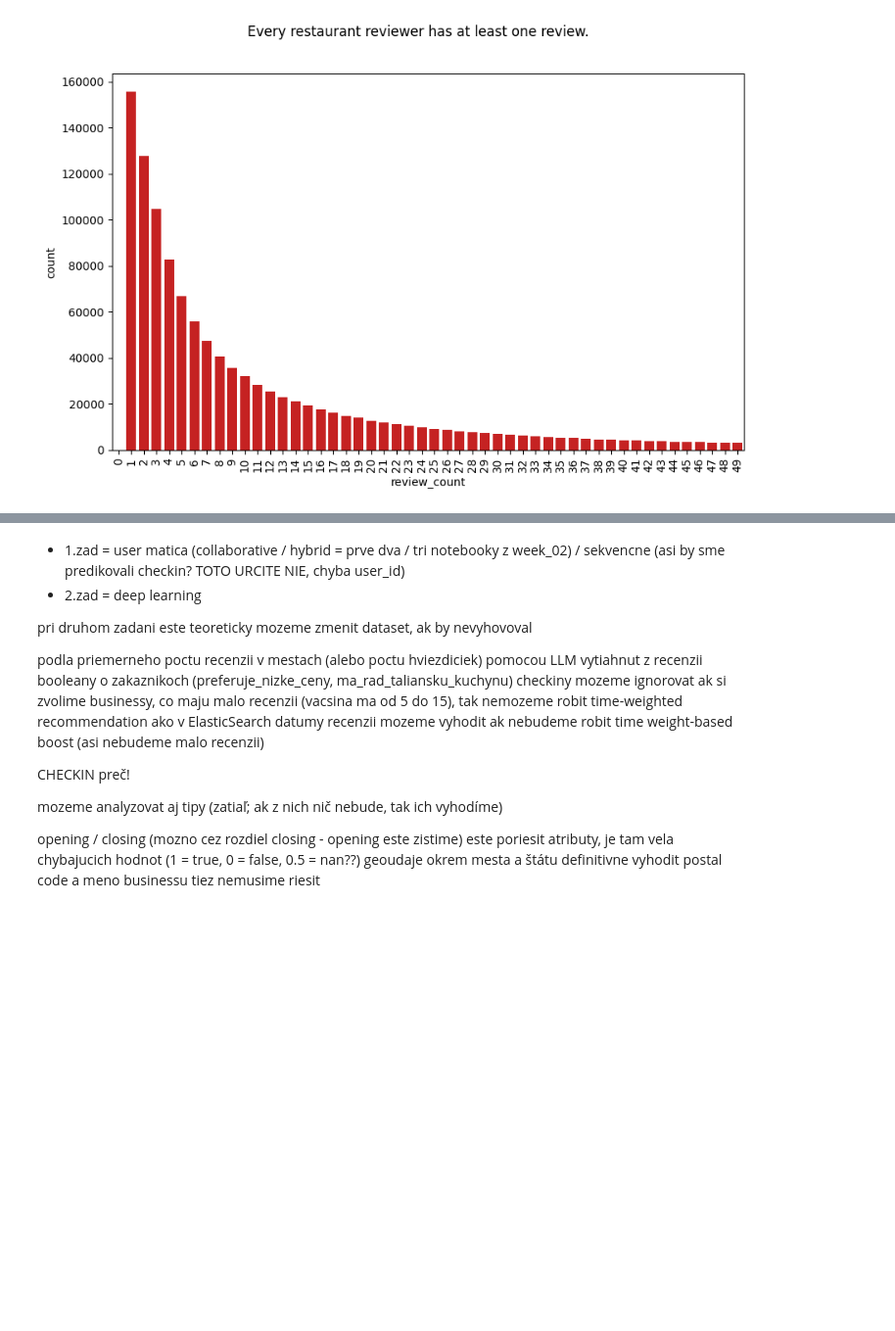
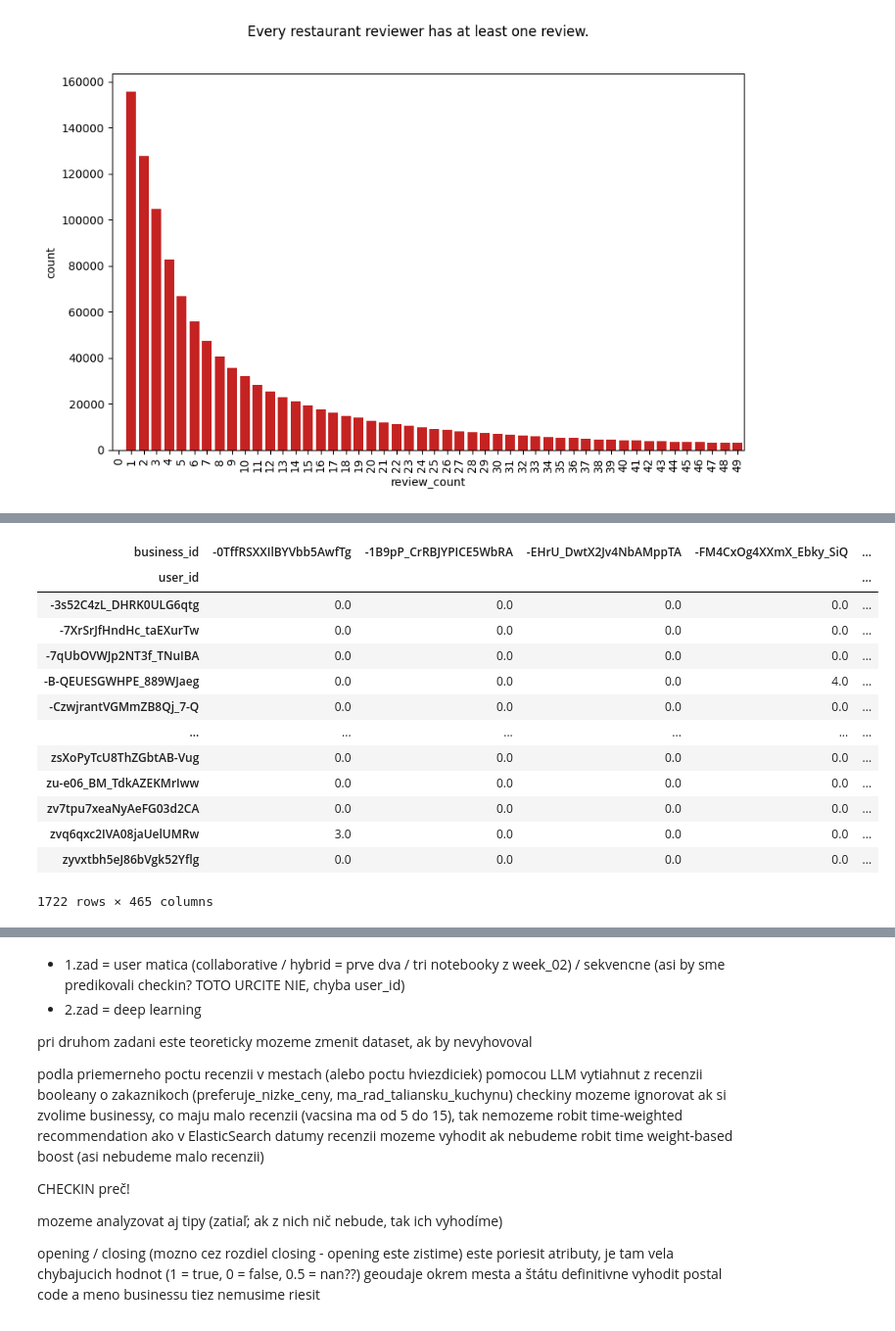
Before and after one commit to xkello/ISA-Team-8, a Jupyter notebook: EDA_restaurant.ipynb, the cells around one changed output, grey strips where cells are left out. Shown at 98% size. Saved outputs shown, nothing was run; the diff lists cells and outputs as text; code cells hidden in the pictures; blank space fills up the shorter version.

```diff
--- a/EDA_restaurant.ipynb
+++ b/EDA_restaurant.ipynb
@@ -1056,0 +1157,19 @@ plt.show()
+# %%
+pt = pt.fillna(0)
+# %%
+pt
+# %% [output]
+| business_id | -0TffRSXXIlBYVbb5AwfTg | -1B9pP_CrRBJYPICE5WbRA | -EHrU_DwtX2Jv4NbAMppTA | -FM4CxOg4XXmX_Ebky_SiQ | ... |
+| user_id |  |  |  |  | ... |
+| -3s52C4zL_DHRK0ULG6qtg | 0.0 | 0.0 | 0.0 | 0.0 | ... |
+| -7XrSrJfHndHc_taEXurTw | 0.0 | 0.0 | 0.0 | 0.0 | ... |
+| -7qUbOVWJp2NT3f_TNuIBA | 0.0 | 0.0 | 0.0 | 0.0 | ... |
+| -B-QEUESGWHPE_889WJaeg | 0.0 | 0.0 | 0.0 | 4.0 | ... |
+| -CzwjrantVGMmZB8Qj_7-Q | 0.0 | 0.0 | 0.0 | 0.0 | ... |
+| ... | ... | ... | ... | ... | ... |
+| zsXoPyTcU8ThZGbtAB-Vug | 0.0 | 0.0 | 0.0 | 0.0 | ... |
+| zu-e06_BM_TdkAZEKMrIww | 0.0 | 0.0 | 0.0 | 0.0 | ... |
+| zv7tpu7xeaNyAeFG03d2CA | 0.0 | 0.0 | 0.0 | 0.0 | ... |
+| zvq6qxc2IVA08jaUelUMRw | 3.0 | 0.0 | 0.0 | 0.0 | ... |
+| zyvxtbh5eJ86bVgk52Yflg | 0.0 | 0.0 | 0.0 | 0.0 | ... |
+1722 rows × 465 columns
```
Also changed, not shown: parts of 32 cells of this notebook, 3 other files.
